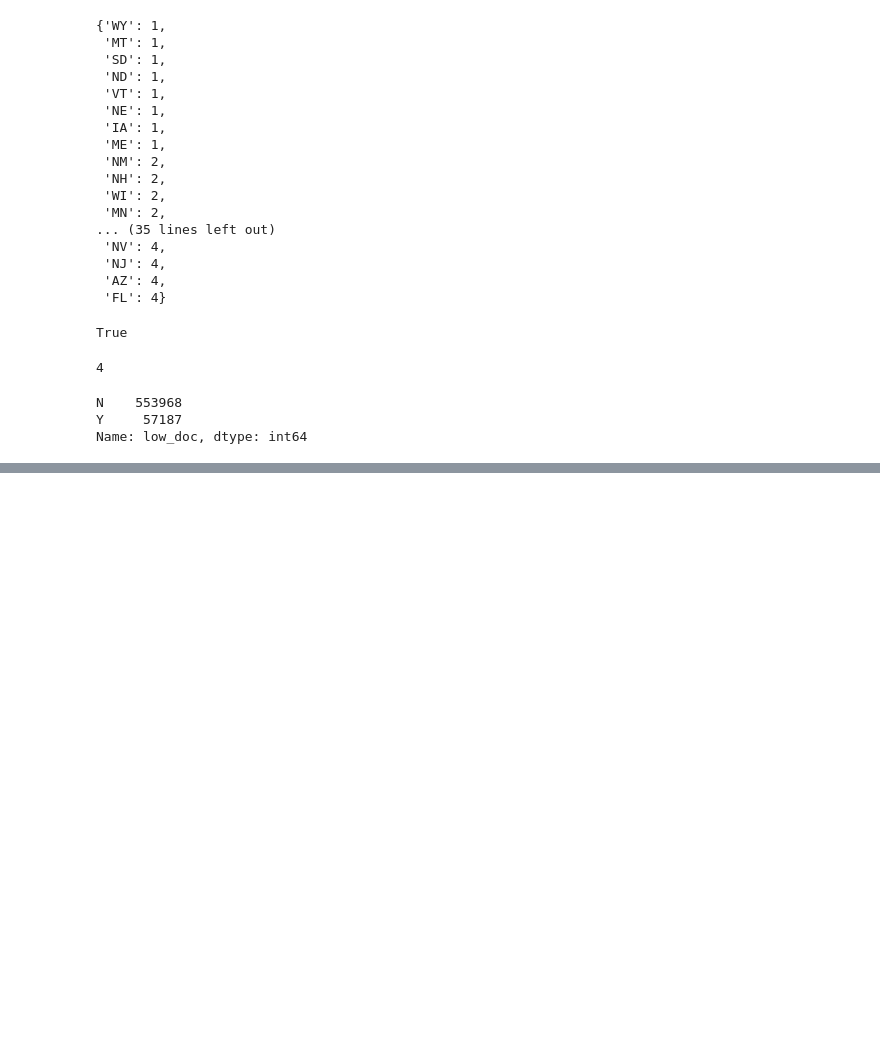
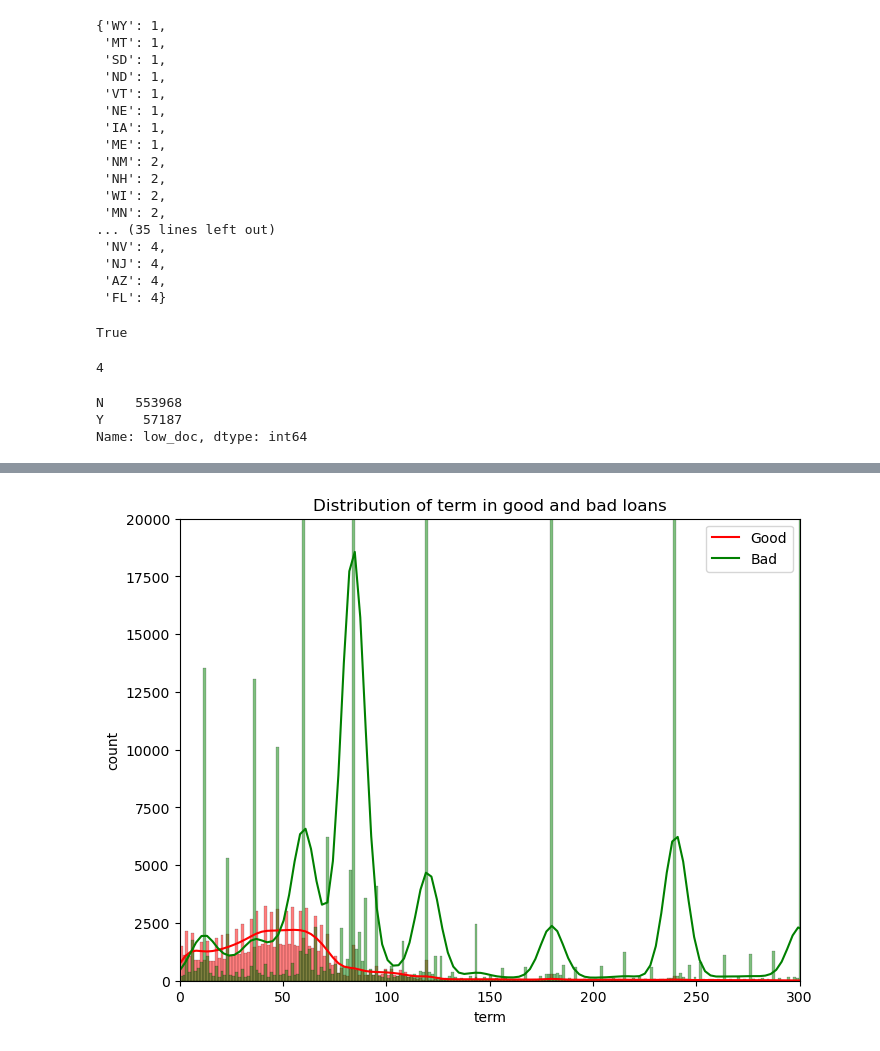
Before and after one commit to brandontnavarrete/SBA-Loan-Approval, a Jupyter notebook: Explore.ipynb, the cells around one changed output, grey strips where cells are left out. Cells and saved outputs as stored; diff of their text form; code cells hidden in the pictures; blank space fills up the shorter version.

```diff
--- a/Explore.ipynb
+++ b/Explore.ipynb
@@ -280,0 +328,16 @@ df.to_csv('modeling_feats.csv')
+# %%
+plt.figure(figsize=(8,6))
+
+sns.histplot(data=df, x='term', hue='target', palette=['green', 'red'], kde = True)
+
+plt.title('Distribution of term in good and bad loans')
+plt.xlabel('term')
+plt.ylabel('count')
+plt.legend(labels=['Good', 'Bad'])
+
+plt.xlim(0, 300)
+plt.ylim(0, 20000)
+
+plt.show()
+# %% [output]
+[figure, added]
```
Also changed, not shown: parts of 23 cells of this notebook, 2 other files.
